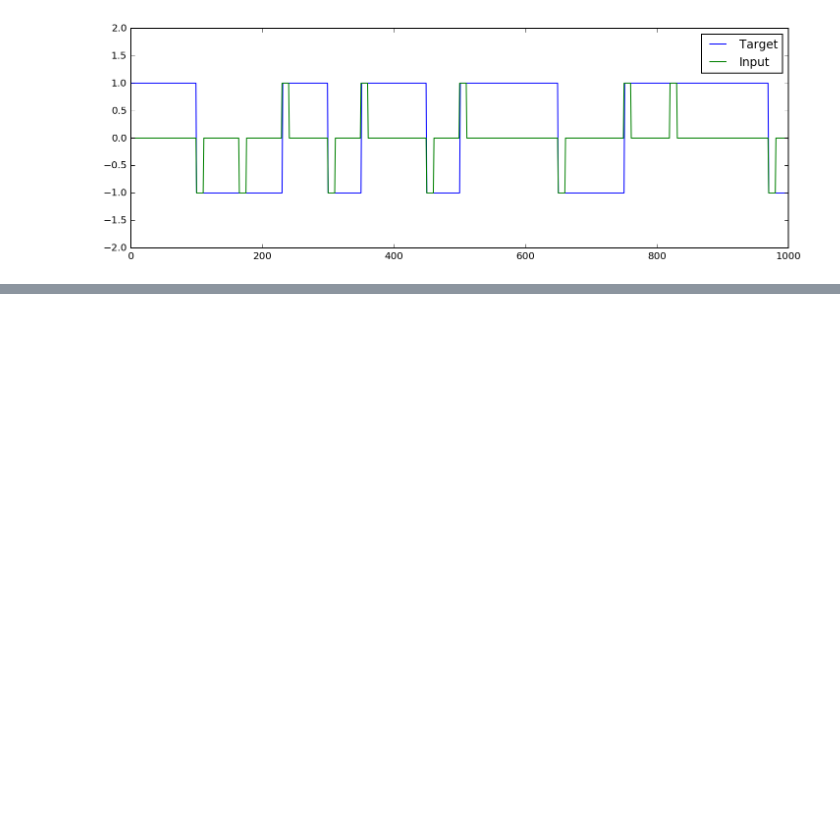
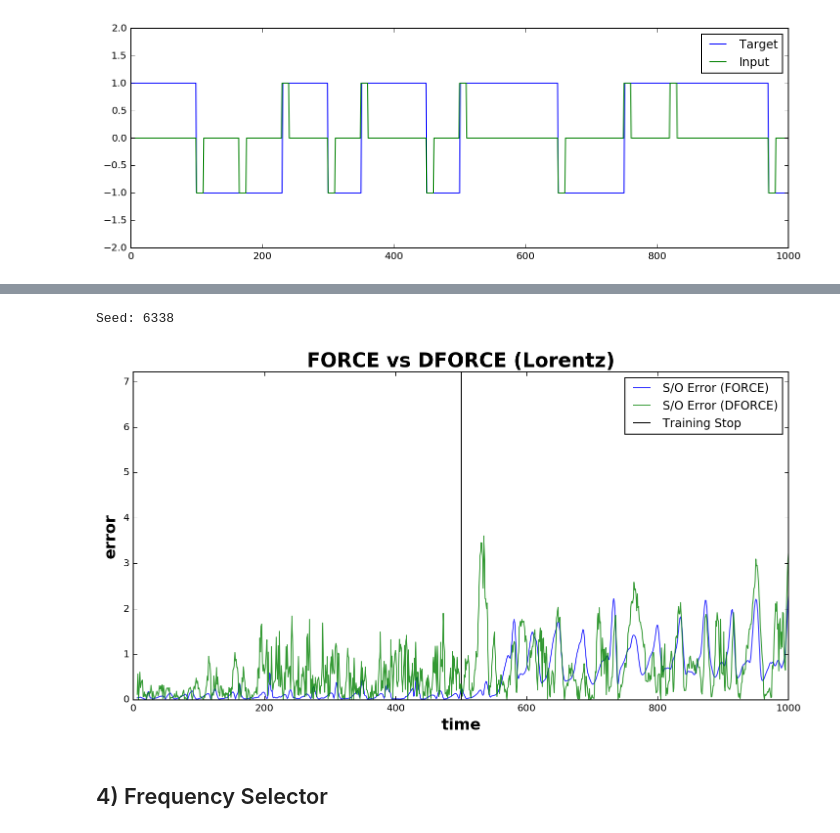
Before and after one commit to avicennax/jedi, a Jupyter notebook: notebooks/Stability.ipynb, the cells around one changed output, grey strips where cells are left out. Saved outputs shown, nothing was run; the diff lists cells and outputs as text; code cells hidden in the pictures; blank space fills up the shorter version.

```diff
--- a/notebooks/Stability.ipynb
+++ b/notebooks/Stability.ipynb
@@ -221,0 +349,37 @@ Seed: 0
+# %%
+# simulation parameters for DFORCE
+lr = .4
+rho = repeat(0.05, N)
+# %%
+dt = 1       # time step
+tmax = 3000  # simulation length
+tstop = 2500  # learning stop time
+g = 1.5      # gain factor?
+N = 1000      # size of stochastic pool
+lr = 0.6     # learning rate
+# %%
+derrors = []
+wus = []
+zs = []
+
+seeder = [seeds[3]]
+
+for seed in seeder:
+    print("Seed: %d" % seed)
+    J, _, _, x0, u, w = set_simulation_parameters(seed, N, 1)
+
+    # inp & z are dummy variables
+    def model(t0, x, tanh_x, w, inp, z):
+        return -x + g * dot(J, tanh_x) + dot(w, tanh_x)
+
+    x,t,z,_,wu = jedi.dforce(rho, targets, model, lr, dt, tmax, tstop, x0, w)
+
+    zs.append(z)
+    wus.append(wu)
+
+    derror = np.abs(z[1:]-np.array(targets))
+    derrors.append(derror)
+
+derrors = np.array(derrors)
+# %% [output]
+Seed: 6338
@@ -221,0 +395,7 @@ Seed: 0
+# %%
+# cross mean signal error
+cross_mean_signal_error(errors, derrors, t[1:], tstop, title="FORCE vs DFORCE (Lorentz)", burn_in=5)
+# %% [output]
+[figure, added]
+# %% [markdown]
+## 4) Frequency Selector
```
Also changed, not shown: parts of 48 cells of this notebook, 3 other files.
